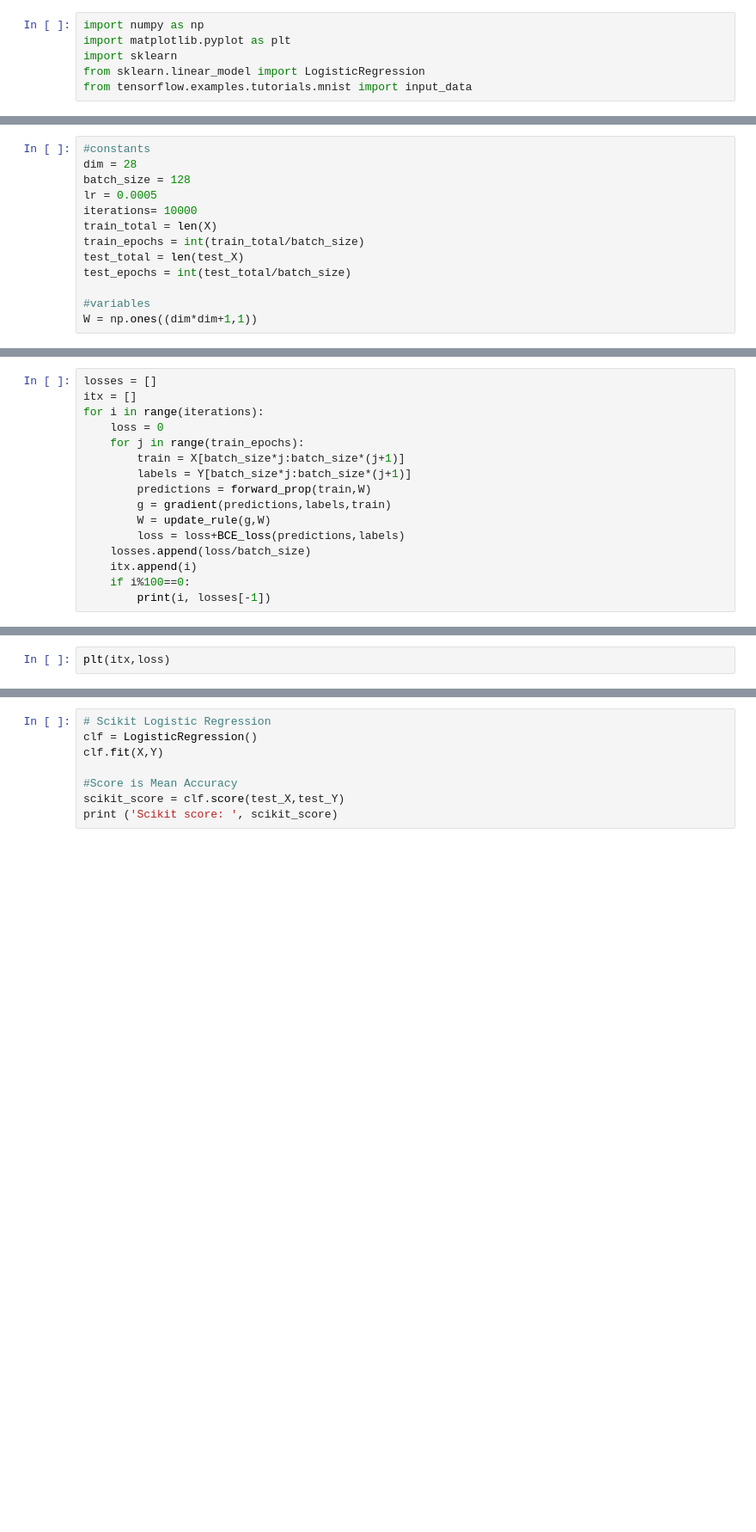
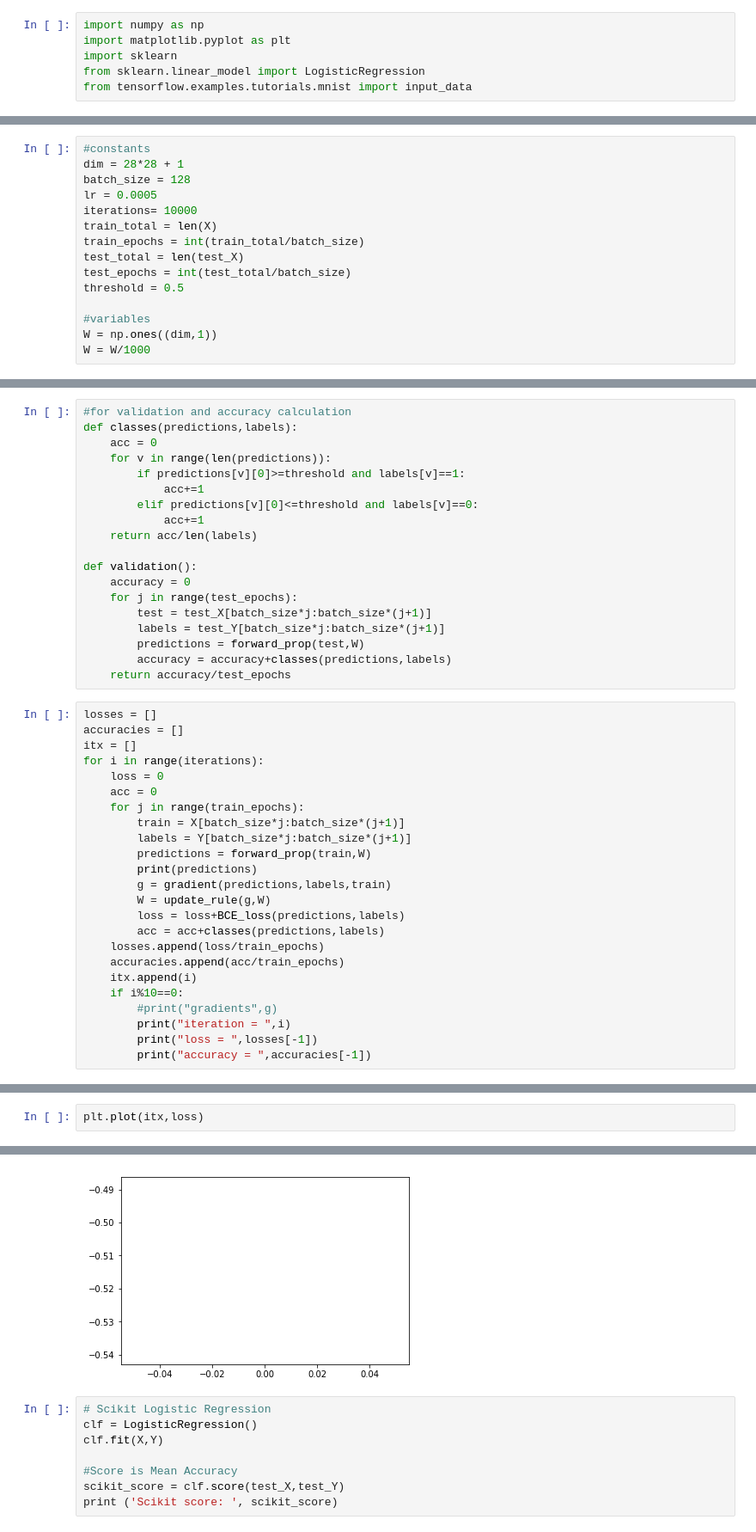
Before and after one commit to theavgguy/ML-revision, a Jupyter notebook: logistic_regression/logistic_regression.ipynb, the cells around one changed output, grey strips where cells are left out. Shown at 86% size. Saved outputs shown, nothing was run; the diff lists cells and outputs as text; blank space fills up the shorter version.

```diff
--- a/logistic_regression/logistic_regression.ipynb
+++ b/logistic_regression/logistic_regression.ipynb
@@ -56,6 +56,6 @@ print(X.shape)
 # %%
 #constants
-dim = 28
+dim = 28*28 + 1
 batch_size = 128
 lr = 0.0005
 iterations= 10000
@@ -63,6 +63,8 @@ train_total = len(X)
 train_epochs = int(train_total/batch_size)
 test_total = len(test_X)
 test_epochs = int(test_total/batch_size)
+threshold = 0.5
 
 #variables
-W = np.ones((dim*dim+1,1))
+W = np.ones((dim,1))
+W = W/1000
@@ -99,20 +105,47 @@ def gradient(p,t,X):
 def update_rule(G,W):
     W = W - G.T
     return W
+# %%
+#for validation and accuracy calculation
+def classes(predictions,labels):
+    acc = 0
+    for v in range(len(predictions)):
+        if predictions[v][0]>=threshold and labels[v]==1:
+            acc+=1
+        elif predictions[v][0]<=threshold and labels[v]==0:
+            acc+=1
+    return acc/len(labels)
+
+def validation():
+    accuracy = 0
+    for j in range(test_epochs):
+        test = test_X[batch_size*j:batch_size*(j+1)]
+        labels = test_Y[batch_size*j:batch_size*(j+1)]
+        predictions = forward_prop(test,W)
+        accuracy = accuracy+classes(predictions,labels)
+    return accuracy/test_epochs
 # %%
 losses = []
+accuracies = []
 itx = []
 for i in range(iterations):
     loss = 0
+    acc = 0
     for j in range(train_epochs):
         train = X[batch_size*j:batch_size*(j+1)]
         labels = Y[batch_size*j:batch_size*(j+1)]
         predictions = forward_prop(train,W)
+        print(predictions)
         g = gradient(predictions,labels,train)
         W = update_rule(g,W)
         loss = loss+BCE_loss(predictions,labels)
-    losses.append(loss/batch_size)
+        acc = acc+classes(predictions,labels)
+    losses.append(loss/train_epochs)
+    accuracies.append(acc/train_epochs)
     itx.append(i)
-    if i%100==0:
-        print(i, losses[-1])
+    if i%10==0:
+        #print("gradients",g)
+        print("iteration = ",i)
+        print("loss = ",losses[-1])
+        print("accuracy = ",accuracies[-1])
 # %% [output]
@@ -126,3 +186,4 @@ for i in range(iterations):
 KeyboardInterrupt:
 # %%
-plt(itx,loss)
+plt.plot(itx,loss)
+# %% [output]
@@ -129,3 +191,4 @@ plt(itx,loss)
+[figure, added]
 # %%
 # Scikit Logistic Regression
 clf = LogisticRegression()
```
Also changed, not shown: parts of 7 cells of this notebook, 1 other file.
